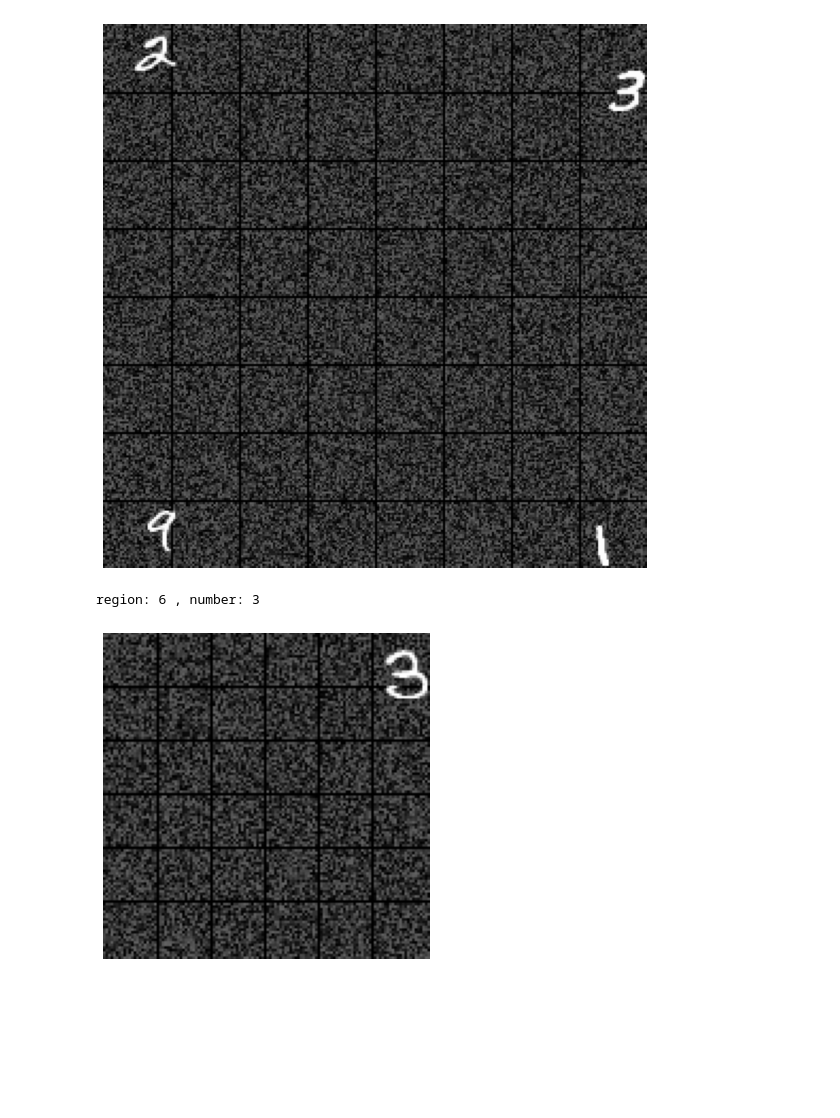
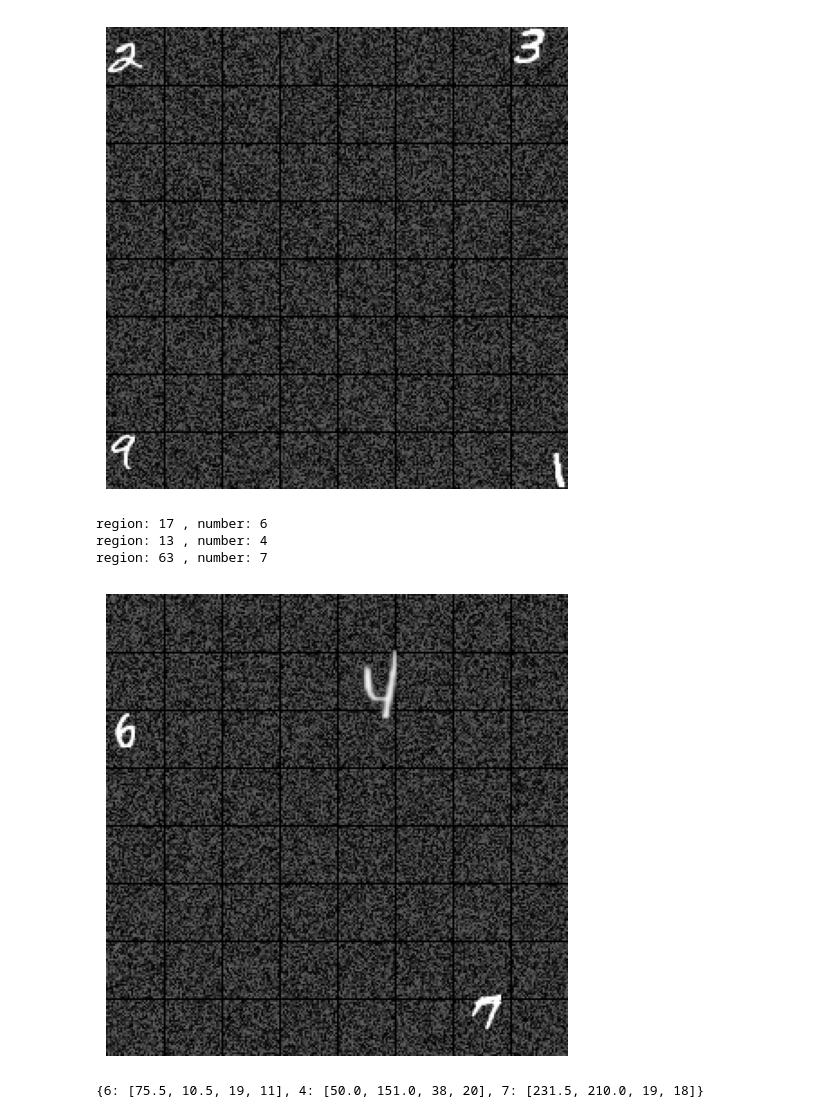
Before and after one commit to Matthew-Weisberg/MNIST_ObjectDetection_Dataset, a Jupyter notebook: MNIST Object Localization.ipynb, the cells around one changed output. Drawn from its saved outputs; the diff is of its cells as text; code cells hidden in the pictures; blank space fills up the shorter version.

Commit message:
Added center-coordinate functionality and return bbox locations

```diff
--- a/MNIST Object Localization.ipynb
+++ b/MNIST Object Localization.ipynb
@@ -17,3 +17,5 @@ def generate_random_rgb():
 
 random.seed(3)
 rgb_dict_with_function = {i: generate_random_rgb() for i in range(10)}
+# %%
+CC = False
@@ -129,14 +168,14 @@ def draw_grid_on_image(image, grid_height, grid_width):
 # %%
 x_train_bboxes = []
 for object in x_train:
-    x_train_bboxes.append(find_bbox(object))
+    x_train_bboxes.append(find_bbox(object, corner_coordinates=CC))
 x_train_bboxes = np.array(x_train_bboxes)
 
 y_train_bboxes = np.hstack([y_train, x_train_bboxes])
 
 x_test_bboxes = []
 for object in x_test:
-    x_test_bboxes.append(find_bbox(object))
+    x_test_bboxes.append(find_bbox(object, corner_coordinates=CC))
 x_test_bboxes = np.array(x_test_bboxes)
 
 y_test_bboxes = np.hstack([y_test, x_test_bboxes])
@@ -173,15 +217,17 @@ def choose_regions_to_populate(max_objects = 8,
 # %%
 def grab_x_bbox_region(object,
                        label,
-                       topleft_bottomright_coordinates=True):
-    if topleft_bottomright_coordinates:
+                       corner_coordinates=True):
+    if corner_coordinates:
         x_min, y_min, x_max, y_max = label[1:]
     else:
-        x_center, y_center, width, height = label[1:]
-        x_min = x_center - width / 2
-        y_min = y_center - height / 2
-        x_max = x_center + width / 2
-        y_max = y_center + height / 2
+        center_x, center_y, width, height = label[1:]
+        x_min, y_min, x_max, y_max = to_corner_coordinates(center_x, center_y, width, height)
+        #x_center, y_center, width, height = label[1:]
+        #x_min = x_center - width / 2
+        #y_min = y_center - height / 2
+        #x_max = x_center + width / 2
+        #y_max = y_center + height / 2
     # Upscale from normalized coordinates
     x_min = int(np.floor(x_min * object.shape[0]))
     y_min = int(np.floor(y_min * object.shape[1]))
@@ -262,45 +314,45 @@ def add_object_to_image(image,
 image = generate_noisy_image(size = (256, 256), intensity = 100)
 draw_grid_on_image(image, grid_height = 8, grid_width = 8)
 
-image = add_object_to_image(image = image,
+image, _ = add_object_to_image(image = image,
                             region_of_interest = 1,
                             object = x_train[5],
                             label = y_train_bboxes[5],
                             grid_height = 8,
                             grid_width = 8,
                             scale_value = 5,
-                            topleft_bottomright_coordinates=True)
+                            corner_coordinates=CC)
 
-image = add_object_to_image(image = image,
+image, _ = add_object_to_image(image = image,
                             region_of_interest = 8,
                             object = x_train[7],
                             label = y_train_bboxes[7],
                             grid_height = 8,
                             grid_width = 8,
                             scale_value = 5,
-                            topleft_bottomright_coordinates=True)
+                            corner_coordinates=CC)
 
-image = add_object_to_image(image = image,
+image, _ = add_object_to_image(image = image,
                             region_of_interest = 64,
                             object = x_train[6],
                             label = y_train_bboxes[6],
                             grid_height = 8,
                             grid_width = 8,
                             scale_value = 5,
-                            topleft_bottomright_coordinates=True)
+                            corner_coordinates=CC)
 
-image = add_object_to_image(image = image,
+image, _ = add_object_to_image(image = image,
                             region_of_interest = 57,
                             object = x_train[4],
                             label = y_train_bboxes[4],
                             grid_height = 8,
                             grid_width = 8,
                             scale_value = 5,
-                            topleft_bottomright_coordinates=True)
+                            corner_coordinates=CC)
 
 plot_image_from_grayscale(image)
 # %% [output]
-[figure, old version]
+[figure, new version]
 # %%
 def create_image(objects,
                  labels,
@@ -345,16 +400,20 @@ def create_image(objects,
 # %%
-test = create_image(x_train,
-                    y_train_bboxes,
-                    image_size=(128, 128),
-                    noise_intensity=100,
-                    grid_height=6,
-                    grid_width=6,
-                    max_objects=8,
-                    max_scaling=2.5,
-                    add_gridlines=True,
-                    topleft_bottomright_coordinates=True)
+test, added_objects = create_image(x_train,
+                                   y_train_bboxes,
+                                   image_size=(256, 256),
+                                   noise_intensity=100,
+                                   grid_height=8,
+                                   grid_width=8,
+                                   max_objects=8,
+                                   max_scaling=2.5,
+                                   add_gridlines=True,
+                                   corner_coordinates=CC)
 
 plot_image_from_grayscale(test)
+print(added_objects)
 # %% [output]
-region: 6 , number: 3
+region: 17 , number: 6
+region: 13 , number: 4
+region: 63 , number: 7
-[figure, old version]
+[figure, new version]
+{6: [75.5, 10.5, 19, 11], 4: [50.0, 151.0, 38, 20], 7: [231.5, 210.0, 19, 18]}
```
Also changed, not shown: parts of 8 cells of this notebook.
